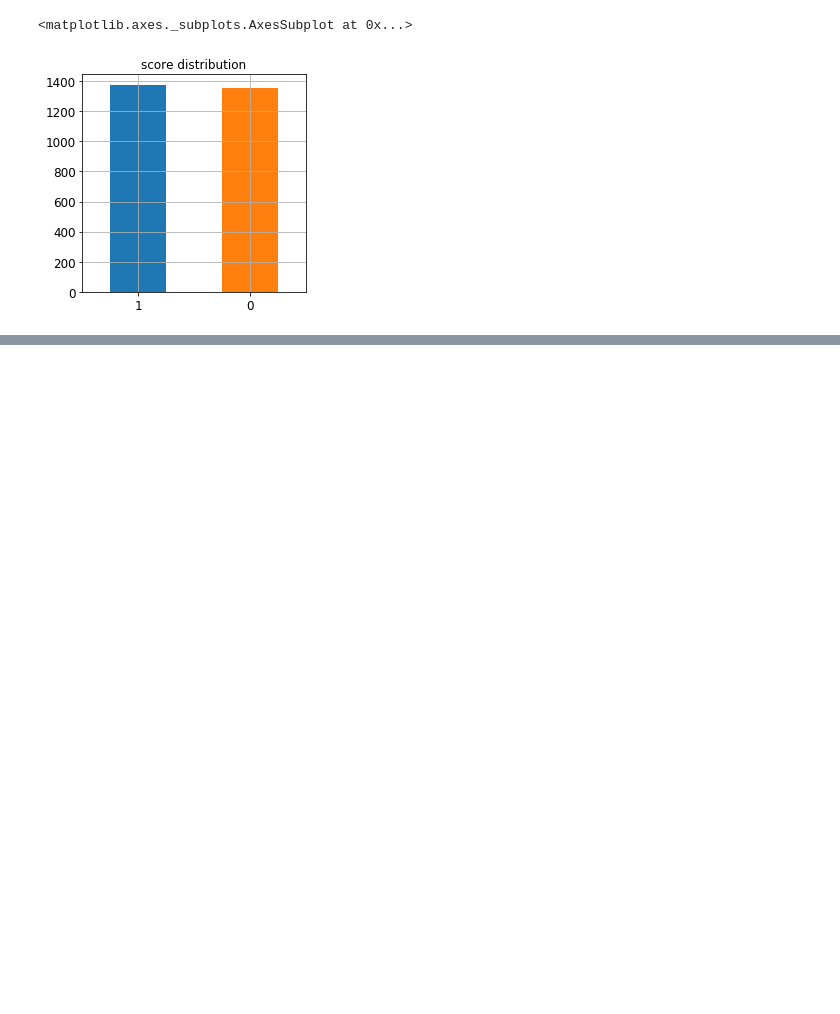
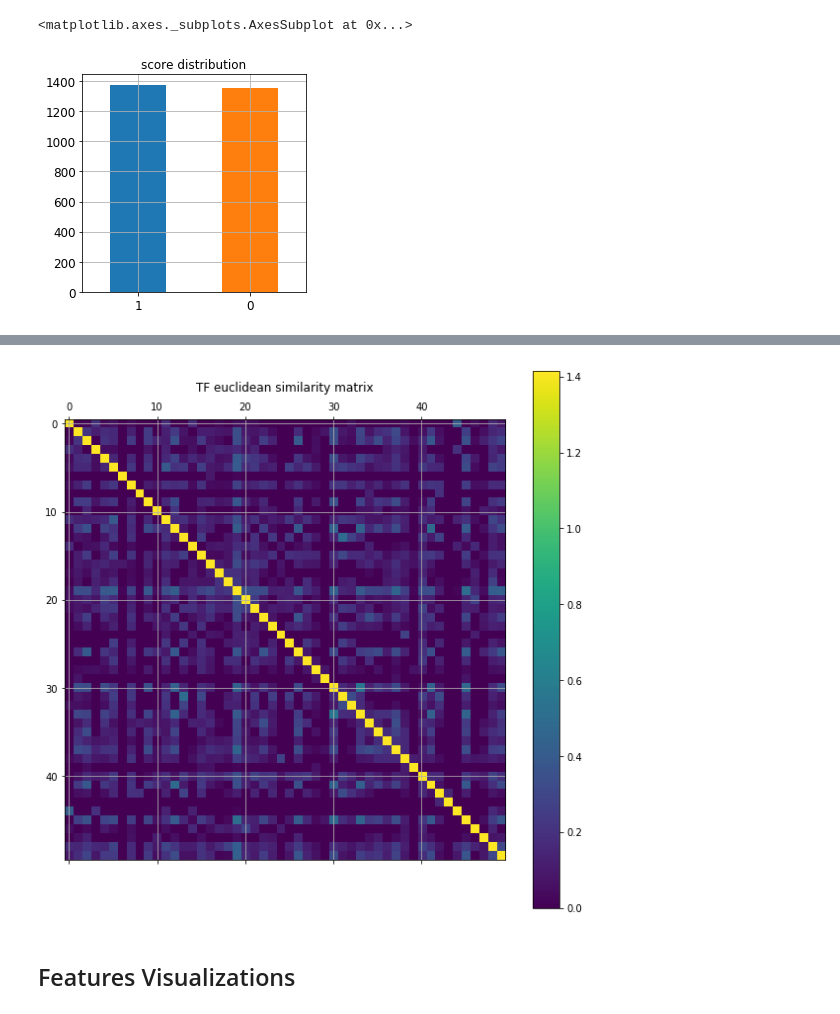
Before and after one commit to brian41005/dm_2018_hw_1, a Jupyter notebook: hw_1.ipynb, the cells around one changed output, grey strips where cells are left out. Drawn from its saved outputs; the diff is of its cells as text; code cells hidden in the pictures; blank space fills up the shorter version.

```diff
--- a/hw_1.ipynb
+++ b/hw_1.ipynb
@@ -123,0 +201,12 @@ Name: score, dtype: int64
+# %%
+fig, ax = plt.subplots(figsize=(10, 10))
+cax = ax.matshow(np.sqrt(2) - euclidean_distances(X_tf)[:50,:50],
+                 interpolation='nearest')
+ax.grid(True)
+plt.title('TF euclidean similarity matrix')
+fig.colorbar(cax)
+plt.show()
+# %% [output]
+[figure, added]
+# %% [markdown]
+## Features  Visualizations
```
Also changed, not shown: parts of 44 cells of this notebook.
